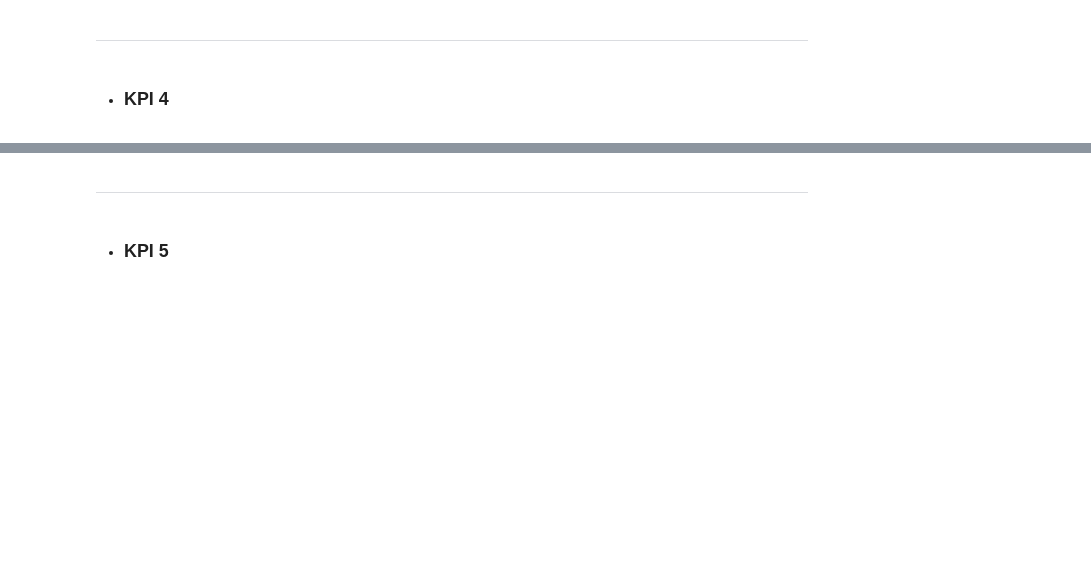
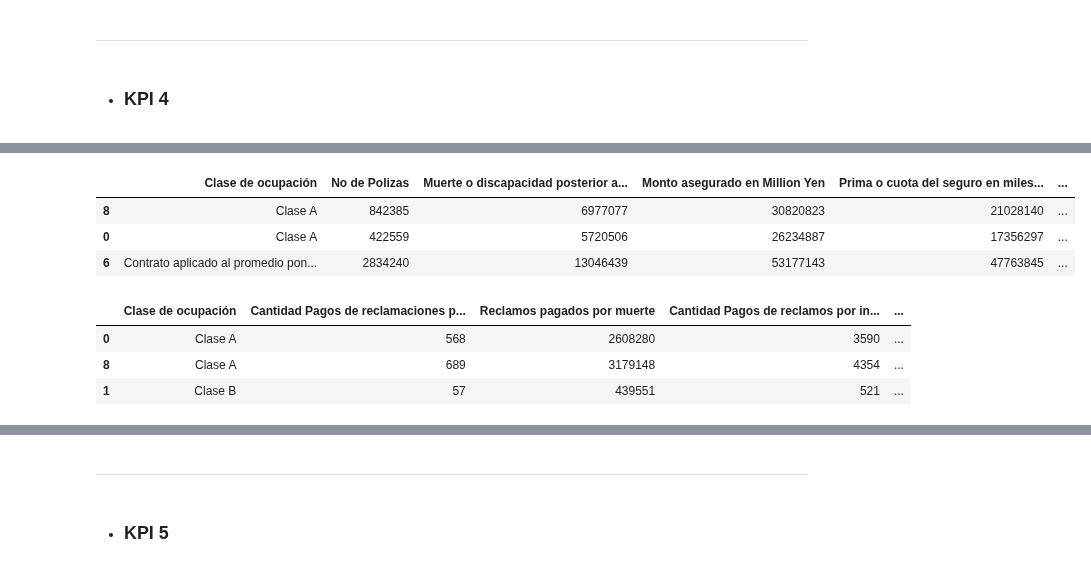
Before and after one commit to ReneRamosTrvn/alertas_sismicas, a Jupyter notebook: ETL.ipynb, the cells around one changed output, grey strips where cells are left out. Cells and saved outputs as stored; diff of their text form; code cells hidden in the pictures; blank space fills up the shorter version.

```diff
--- a/ETL.ipynb
+++ b/ETL.ipynb
@@ -864,0 +901,14 @@ df_simulacros.to_json("Datasets/KPI 3/Participantes_simulacros_categorias.json")
+# %%
+datos_hoja2.sample(3)
+# %% [output]
+|  | Clase de ocupación | No de Polizas | Muerte o discapacidad posterior a... | Monto asegurado en Million Yen | Prima o cuota del seguro en miles... | ... |
+| 8 | Clase A | 842385 | 6977077 | 30820823 | 21028140 | ... |
+| 0 | Clase A | 422559 | 5720506 | 26234887 | 17356297 | ... |
+| 6 | Contrato aplicado al promedio pon... | 2834240 | 13046439 | 53177143 | 47763845 | ... |
+# %%
+datos_hoja3.sample(3)
+# %% [output]
+|  | Clase de ocupación | Cantidad Pagos de reclamaciones p... | Reclamos pagados por muerte | Cantidad Pagos de reclamos por in... | ... |
+| 0 | Clase A | 568 | 2608280 | 3590 | ... |
+| 8 | Clase A | 689 | 3179148 | 4354 | ... |
+| 1 | Clase B | 57 | 439551 | 521 | ... |
```
Also changed, not shown: parts of 24 cells of this notebook, 41 other files.
